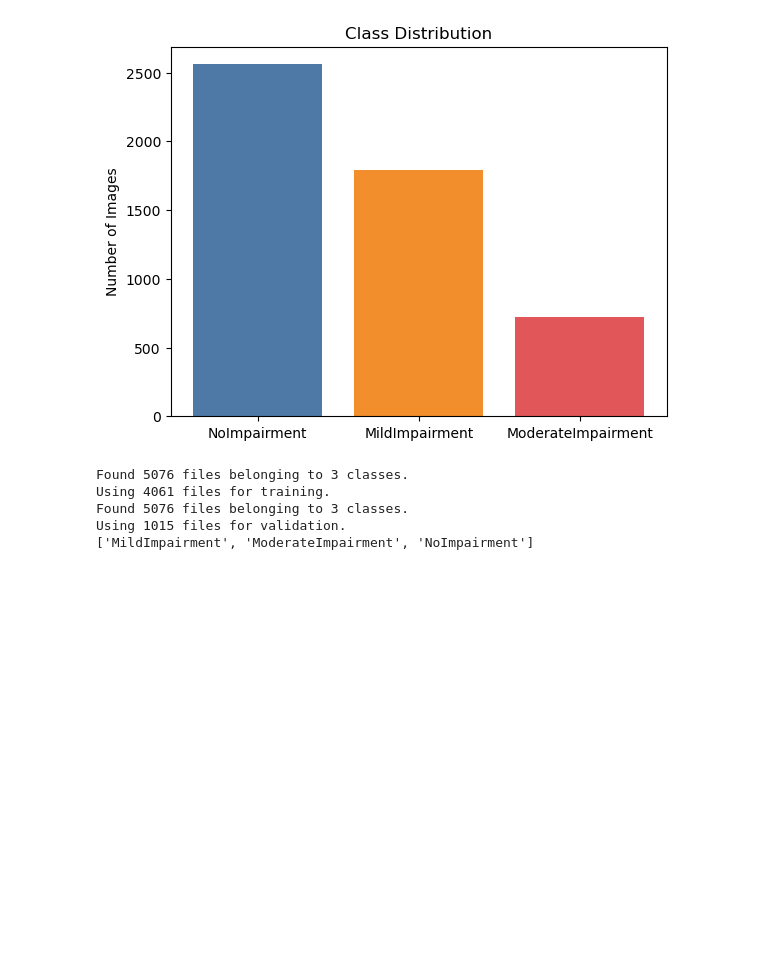
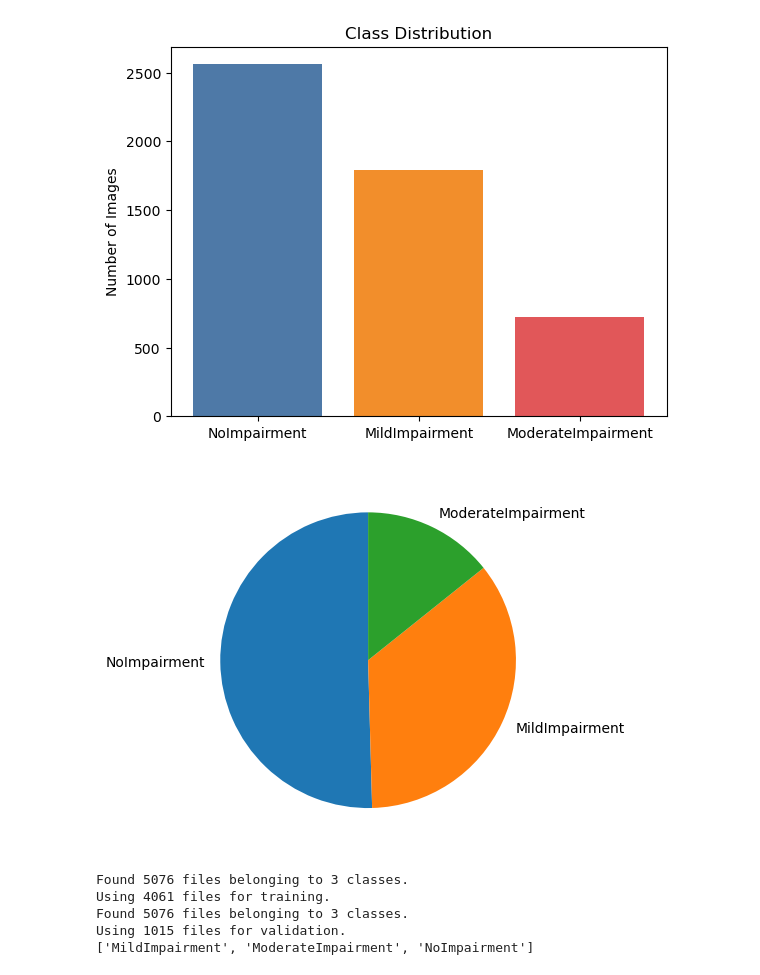
Before and after one commit to ryadl14/dementia_classifier, a Jupyter notebook: script.ipynb, the cells around one changed output. Saved outputs shown, nothing was run; the diff lists cells and outputs as text; code cells hidden in the pictures; blank space fills up the shorter version.

```diff
--- a/script.ipynb
+++ b/script.ipynb
@@ -40,6 +40,11 @@ print (counts)
 # %% [output]
 [2560, 1792, 724]
 [figure]
+# %%
+pie_plot = plt.pie(counts, labels = classes, startangle=90)
+plt.show()
+# %% [output]
+[figure, added]
 # %%
 train_ds = keras.utils.image_dataset_from_directory('./data/raw', subset = "training", labels='inferred', validation_split=0.2, seed = 2614)
 val_data = keras.utils.image_dataset_from_directory('./data/raw', labels='inferred', subset = "validation", validation_split=0.2, seed = 2614)
```
Also changed, not shown: parts of 10 cells of this notebook.
